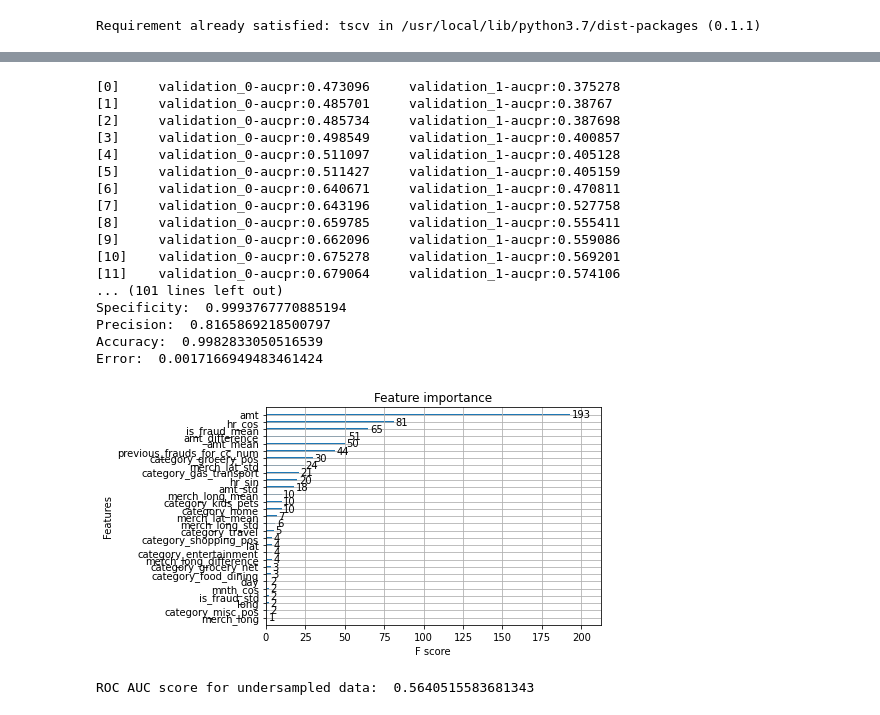
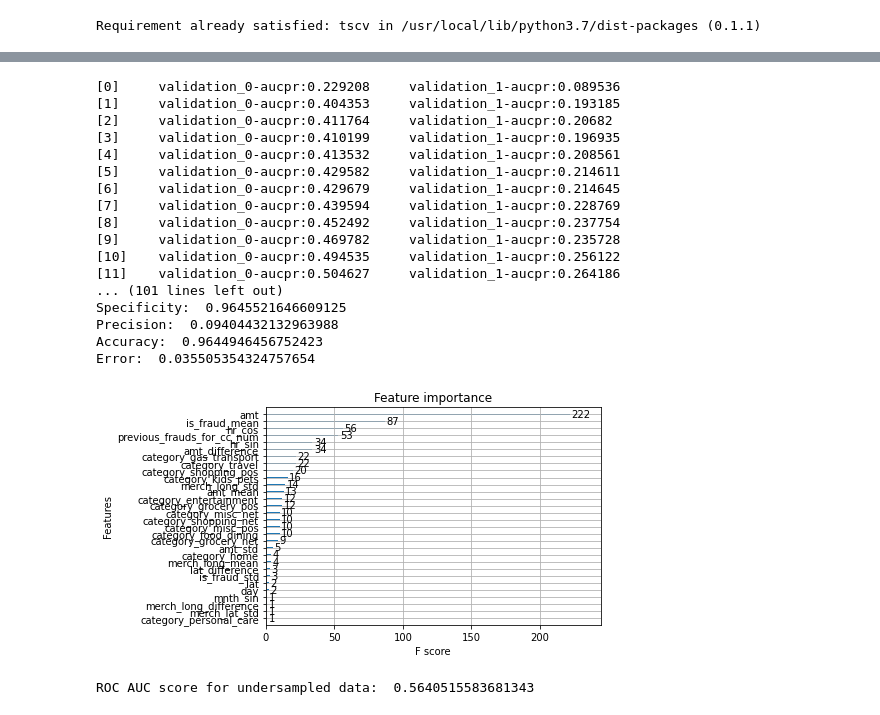
Before and after one commit to wconti27/DS4400-Final-Project-Machine-Learning-Detection-of-Credit-Card-Fraud, a Jupyter notebook: ML_Project.ipynb, the cells around one changed output, grey strips where cells are left out. Drawn from its saved outputs; the diff is of its cells as text; code cells hidden in the pictures.

```diff
--- a/ML_Project.ipynb
+++ b/ML_Project.ipynb
@@ -670,51 +666,51 @@ def train_xgb(model, X_train, y_train, X_test, y_test):
   results = model.evals_result()
 
   # Predict the labels of the test set: preds
   predictions = model.predict(X_test)
 
   xgb.plot_importance(model)
 
   return model
 
-model = train_xgb(xgb.XGBClassifier(objective='binary:logistic', seed=123, scale_positive_weight = 9), X_train_scaled_df.tail(300000), y_train.tail(300000), X_test_scaled_df.head(100000), y_test.head(100000))
+model = train_xgb(xgb.XGBClassifier(objective='binary:logistic', seed=123, scale_pos_weight=172), X_train_scaled_df, y_train, X_test_scaled_df, y_test)
 
 predictions = model.predict(X_test_scaled_df)
 
 print(confusion_matrix(y_test, predictions))
 print(classification_report(y_test, predictions))
 f1 = f1_score(y_test, predictions)
 tn, fp, fn, tp = confusion_matrix(y_test, predictions).ravel()
 
 recall = tp / (tp + fn)
 specificity = tn / (fp + tn)
 precision = tp / (tp + fp)
 accuracy = (tp + tn) / (tp + fp + tn + fn)
 error = 1 - accuracy
 print("F1: ", f1)
 print("Recall: ", recall)
 print("Specificity: ", specificity)
 print("Precision: ", precision)
 print("Accuracy: ", accuracy)
 print("Error: ", error)
 # %% [output]
-[0]     validation_0-aucpr:0.473096     validation_1-aucpr:0.375278
-[1]     validation_0-aucpr:0.485701     validation_1-aucpr:0.38767
-[2]     validation_0-aucpr:0.485734     validation_1-aucpr:0.387698
-[3]     validation_0-aucpr:0.498549     validation_1-aucpr:0.400857
-[4]     validation_0-aucpr:0.511097     validation_1-aucpr:0.405128
-[5]     validation_0-aucpr:0.511427     validation_1-aucpr:0.405159
-[6]     validation_0-aucpr:0.640671     validation_1-aucpr:0.470811
-[7]     validation_0-aucpr:0.643196     validation_1-aucpr:0.527758
-[8]     validation_0-aucpr:0.659785     validation_1-aucpr:0.555411
-[9]     validation_0-aucpr:0.662096     validation_1-aucpr:0.559086
-[10]    validation_0-aucpr:0.675278     validation_1-aucpr:0.569201
-[11]    validation_0-aucpr:0.679064     validation_1-aucpr:0.574106
+[0]     validation_0-aucpr:0.229208     validation_1-aucpr:0.089536
+[1]     validation_0-aucpr:0.404353     validation_1-aucpr:0.193185
+[2]     validation_0-aucpr:0.411764     validation_1-aucpr:0.20682
+[3]     validation_0-aucpr:0.410199     validation_1-aucpr:0.196935
+[4]     validation_0-aucpr:0.413532     validation_1-aucpr:0.208561
+[5]     validation_0-aucpr:0.429582     validation_1-aucpr:0.214611
+[6]     validation_0-aucpr:0.429679     validation_1-aucpr:0.214645
+[7]     validation_0-aucpr:0.439594     validation_1-aucpr:0.228769
+[8]     validation_0-aucpr:0.452492     validation_1-aucpr:0.237754
+[9]     validation_0-aucpr:0.469782     validation_1-aucpr:0.235728
+[10]    validation_0-aucpr:0.494535     validation_1-aucpr:0.256122
+[11]    validation_0-aucpr:0.504627     validation_1-aucpr:0.264186
 ... (101 lines left out)
-Specificity:  0.9993767770885194
-Precision:  0.8165869218500797
-Accuracy:  0.9982833050516539
-Error:  0.0017166949483461424
+Specificity:  0.9645521646609125
+Precision:  0.09404432132963988
+Accuracy:  0.9644946456752423
+Error:  0.035505354324757654
-[figure, old version]
+[figure, new version]
 # %%
 # %% [output]
 ROC AUC score for undersampled data:  0.5640515583681343
```
Also changed, not shown: parts of 5 cells of this notebook.
